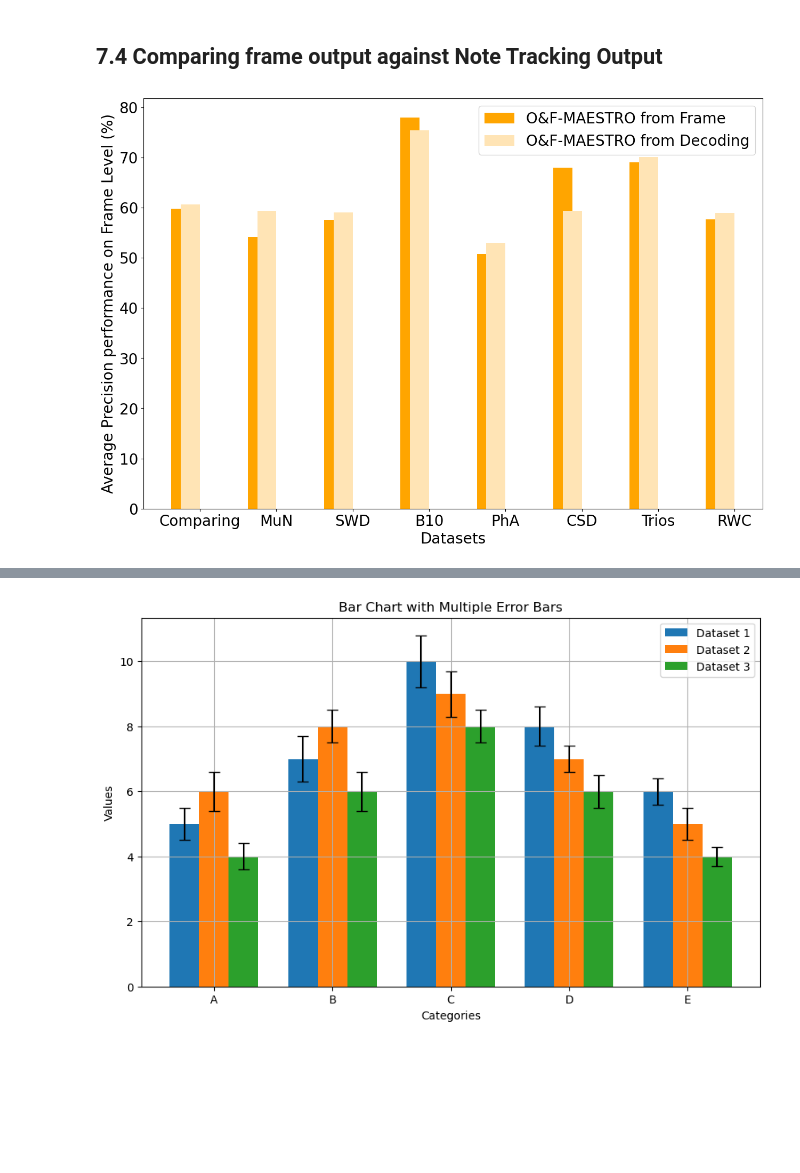
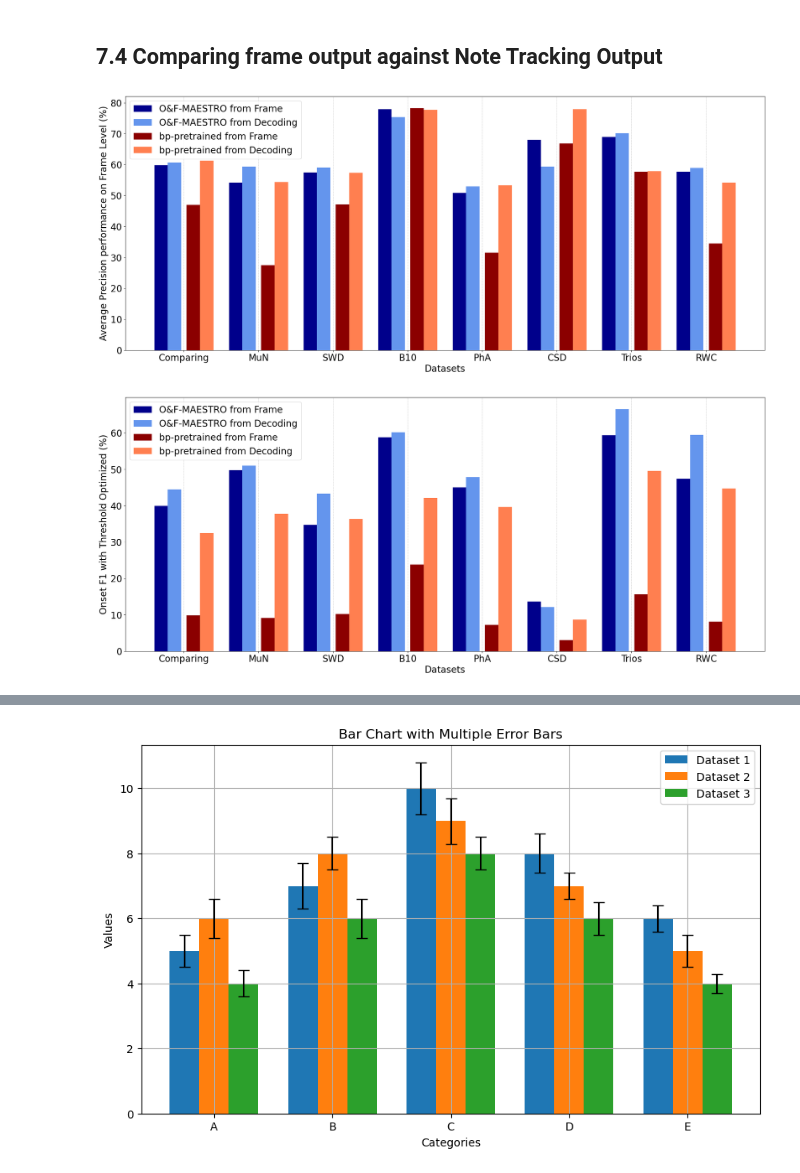
Before and after one commit to marc-philipp-knechtle/amt-eval, a Jupyter notebook: visualizations.ipynb, the cells around one changed output, grey strips where cells are left out. Drawn from its saved outputs; the diff is of its cells as text; code cells hidden in the pictures; blank space fills up the shorter version.

```diff
--- a/visualizations.ipynb
+++ b/visualizations.ipynb
@@ -49,35 +49,93 @@ matplotlib.rcParams.update({'font.size': 20})
 
 categories = ['Comparing', 'MuN', 'SWD', 'B10', 'PhA', 'CSD', 'Trios', 'RWC']
 models = ['O&F-MAESTRO', 'bp-pretrained']
 
 values_maestro_raw = [59.8, 54.1, 57.5, 77.9, 50.8, 68.0, 69.0, 57.7]
 values_maestro_nt = [60.6, 59.4, 59.0, 75.4, 53.0, 59.4, 70.1, 58.9]
 
+values_bp_raw = [47.0, 27.5, 47.1, 78.2, 31.5, 66.8, 57.7, 34.5]
+values_bp_nt = [61.3, 54.4, 57.3, 77.7, 53.3, 77.9, 57.9, 54.1]
+
 x = np.arange(len(categories))
-width = 0.25
+width = 0.18
 
 # x = ['Unet:XL', 'O&F-MAESTRO', 'bp-pretrained']
 # y = [83.0, 61.0, 40.0]
 
-fig, ax = plt.subplots(figsize=(15, 10))
+fig, ax = plt.subplots(figsize=(25, 10))
+
+ax.grid(axis='x', linestyle='--', linewidth=0.5)
 
 colours = ['lightgray','plum','lightblue','lightblue','palegreen', 'khaki']
 # plt.bar(x, y, color=['lightgray','plum','lightblue','lightblue','palegreen', 'khaki'], yerr=[20, 10, 8], capsize=5)
 # bars_comparing = ax.bar(x-width, values_comparing, width, label='Comparing Dataset', color='tab:blue')
 # bars_trios = ax.bar(x, values_trios, width, label='Trios Dataset', color='tab:orange')
 # bars_rwc = ax.bar(x + width, values_rwc, width, label='RWC Dataset', color='tab:green')
-bars_maestro = ax.bar(x - width, values_maestro_raw, width, label='O&F-MAESTRO from Frame', color='orange')
-bars_maestro = ax.bar(x - (width/2), values_maestro_nt, width, label='O&F-MAESTRO from Decoding', color='moccasin')
+bars_maestro_raw = ax.bar(x - 1.7 * width, values_maestro_raw, width, label='O&F-MAESTRO from Frame', color='darkblue')
+bars_maestro = ax.bar(x - 0.7 * width, values_maestro_nt, width, label='O&F-MAESTRO from Decoding', color='cornflowerblue')
+
+bars_bp_raw = ax.bar(x + 0.7 * width, values_bp_raw, width, label='bp-pretrained from Frame', color='darkred')
+bars_bp = ax.bar(x + 1.7 * width, values_bp_nt, width, label='bp-pretrained from Decoding', color='coral')
 
 
 
 ax.set_xlabel('Datasets')
 ax.set_ylabel('Average Precision performance on Frame Level (%)')
 
 ax.set_xticks(x)
 ax.set_xticklabels(categories)
 ax.legend()
 
 plt.show()
 # %% [output]
-[figure, old version]
+[figure, new version]
+# %%
+from matplotlib import pyplot as plt
+import numpy as np
+import matplotlib
+matplotlib.rcParams.update({'font.size': 20})
+
+categories = ['Comparing', 'MuN', 'SWD', 'B10', 'PhA', 'CSD', 'Trios', 'RWC']
+models = ['O&F-MAESTRO', 'bp-pretrained']
+
+values_maestro_raw = [40.0, 49.8, 34.7, 58.8, 45.0, 13.7, 59.4, 47.4]
+values_maestro_nt = [44.5, 51.0, 43.3, 60.2, 47.9, 12.1, 66.5, 59.5]
+
+values_bp_raw = [9.9, 9.1, 10.2, 23.8, 7.2, 3.1, 15.7, 8.1]
+values_bp_nt = [32.5, 37.8, 36.3, 42.1, 39.7, 8.7, 49.6, 44.8]
+
+assert len(values_maestro_raw) == len(values_maestro_nt) == len(values_bp_raw) == len(values_bp_nt)
+
+x = np.arange(len(categories))
+width = 0.18
+
+# x = ['Unet:XL', 'O&F-MAESTRO', 'bp-pretrained']
+# y = [83.0, 61.0, 40.0]
+
+fig, ax = plt.subplots(figsize=(25, 10))
+
+ax.grid(axis='x', linestyle='--', linewidth=0.5)
+
+colours = ['lightgray','plum','lightblue','lightblue','palegreen', 'khaki']
+# plt.bar(x, y, color=['lightgray','plum','lightblue','lightblue','palegreen', 'khaki'], yerr=[20, 10, 8], capsize=5)
+# bars_comparing = ax.bar(x-width, values_comparing, width, label='Comparing Dataset', color='tab:blue')
+# bars_trios = ax.bar(x, values_trios, width, label='Trios Dataset', color='tab:orange')
+# bars_rwc = ax.bar(x + width, values_rwc, width, label='RWC Dataset', color='tab:green')
+bars_maestro_raw = ax.bar(x - 1.7 * width, values_maestro_raw, width, label='O&F-MAESTRO from Frame', color='darkblue')
+bars_maestro = ax.bar(x - 0.7 * width, values_maestro_nt, width, label='O&F-MAESTRO from Decoding', color='cornflowerblue')
+
+bars_bp_raw = ax.bar(x + 0.7 * width, values_bp_raw, width, label='bp-pretrained from Frame', color='darkred')
+bars_bp = ax.bar(x + 1.7 * width, values_bp_nt, width, label='bp-pretrained from Decoding', color='coral')
+
+
+
+ax.set_xlabel('Datasets')
+ax.set_ylabel('Onset F1 with Threshold Optimized (%)')
+
+ax.set_xticks(x)
+ax.set_xticklabels(categories)
+ax.legend()
+
+plt.show()
+# %% [output]
+[figure, added]
```
Also changed, not shown: parts of 1 cell of this notebook, 2 other files.
